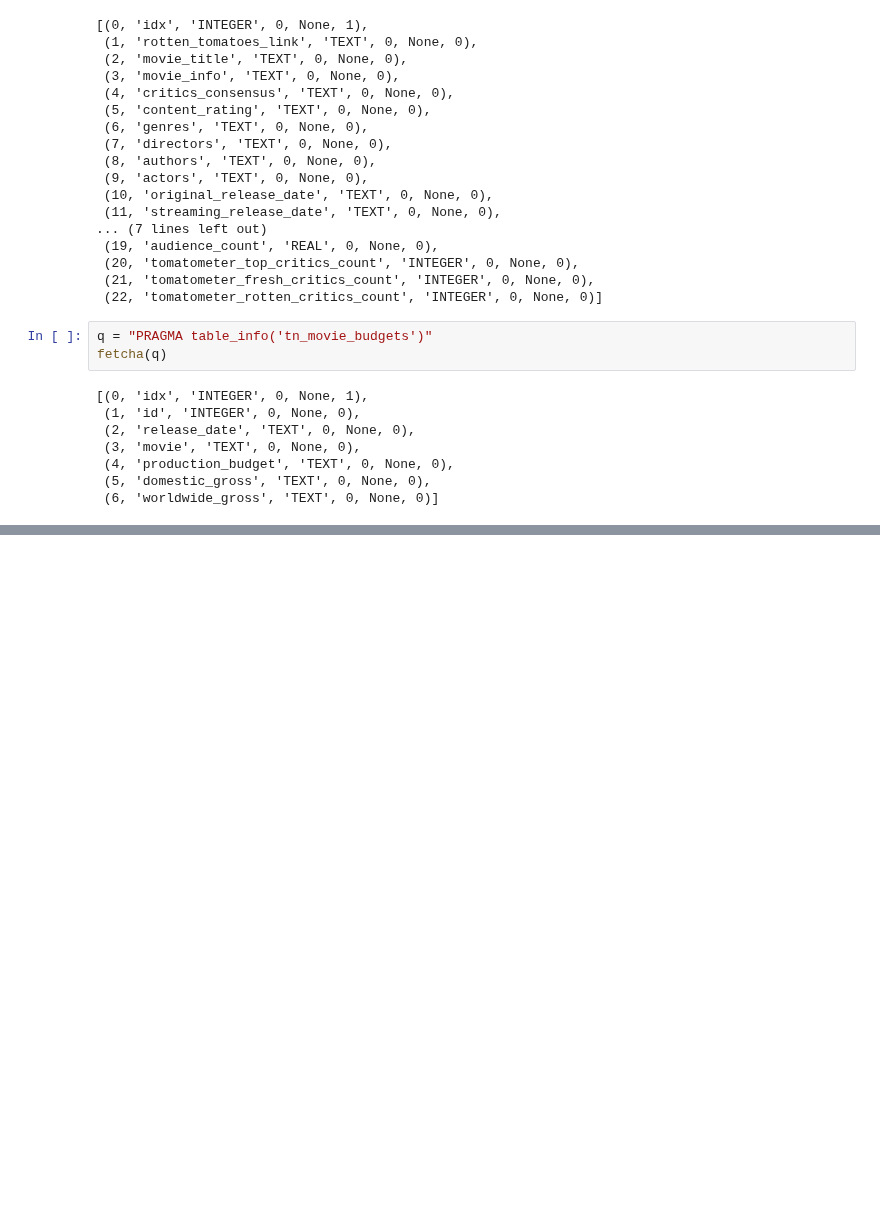
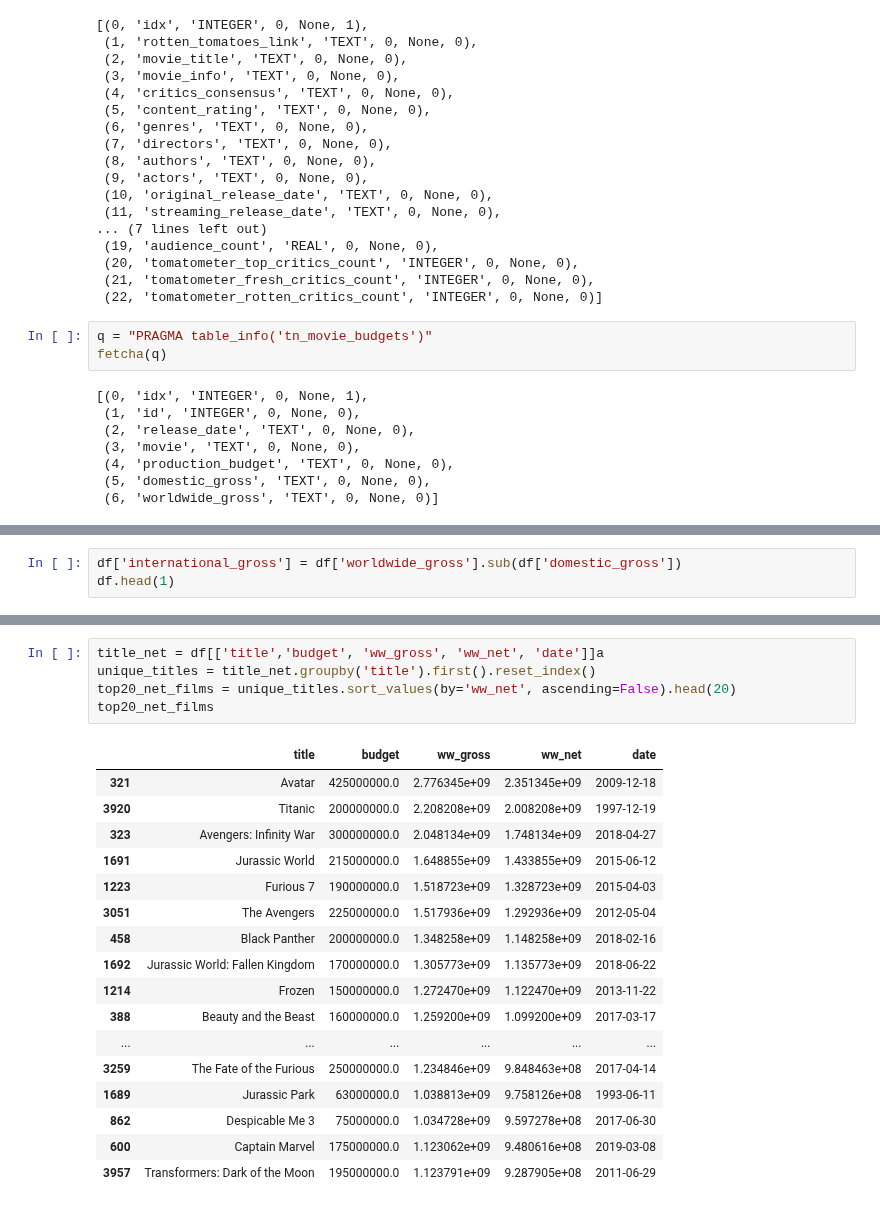
Before and after one commit to jeffreyhwatson/MS_Box_Office_Insights, a Jupyter notebook: rt_tn_workspace.ipynb, the cells around one changed output, grey strips where cells are left out. Cells and saved outputs as stored; diff of their text form; blank space fills up the shorter version.

```diff
--- a/rt_tn_workspace.ipynb
+++ b/rt_tn_workspace.ipynb
@@ -94,0 +117,3 @@ df.loc[df['movie_title'] == 'Mad Max']
+# %%
+df['international_gross'] = df['worldwide_gross'].sub(df['domestic_gross'])
+df.head(1)
@@ -94,0 +210,23 @@ df.loc[df['movie_title'] == 'Mad Max']
+# %%
+title_net = df[['title','budget', 'ww_gross', 'ww_net', 'date']]a
+unique_titles = title_net.groupby('title').first().reset_index()
+top20_net_films = unique_titles.sort_values(by='ww_net', ascending=False).head(20)
+top20_net_films
+# %% [output]
+|  | title | budget | ww_gross | ww_net | date |
+| 321 | Avatar | 425000000.0 | 2.776345e+09 | 2.351345e+09 | 2009-12-18 |
+| 3920 | Titanic | 200000000.0 | 2.208208e+09 | 2.008208e+09 | 1997-12-19 |
+| 323 | Avengers: Infinity War | 300000000.0 | 2.048134e+09 | 1.748134e+09 | 2018-04-27 |
+| 1691 | Jurassic World | 215000000.0 | 1.648855e+09 | 1.433855e+09 | 2015-06-12 |
+| 1223 | Furious 7 | 190000000.0 | 1.518723e+09 | 1.328723e+09 | 2015-04-03 |
+| 3051 | The Avengers | 225000000.0 | 1.517936e+09 | 1.292936e+09 | 2012-05-04 |
+| 458 | Black Panther | 200000000.0 | 1.348258e+09 | 1.148258e+09 | 2018-02-16 |
+| 1692 | Jurassic World: Fallen Kingdom | 170000000.0 | 1.305773e+09 | 1.135773e+09 | 2018-06-22 |
+| 1214 | Frozen | 150000000.0 | 1.272470e+09 | 1.122470e+09 | 2013-11-22 |
+| 388 | Beauty and the Beast | 160000000.0 | 1.259200e+09 | 1.099200e+09 | 2017-03-17 |
+| ... | ... | ... | ... | ... | ... |
+| 3259 | The Fate of the Furious | 250000000.0 | 1.234846e+09 | 9.848463e+08 | 2017-04-14 |
+| 1689 | Jurassic Park | 63000000.0 | 1.038813e+09 | 9.758126e+08 | 1993-06-11 |
+| 862 | Despicable Me 3 | 75000000.0 | 1.034728e+09 | 9.597278e+08 | 2017-06-30 |
+| 600 | Captain Marvel | 175000000.0 | 1.123062e+09 | 9.480616e+08 | 2019-03-08 |
+| 3957 | Transformers: Dark of the Moon | 195000000.0 | 1.123791e+09 | 9.287905e+08 | 2011-06-29 |
```
Also changed, not shown: parts of 19 cells of this notebook, 1 other file.
